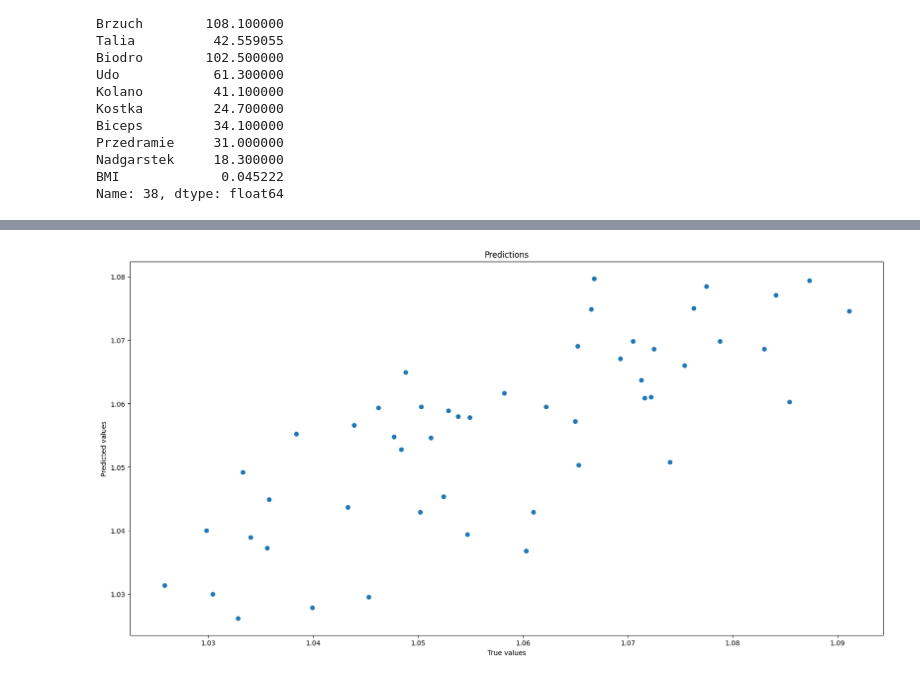
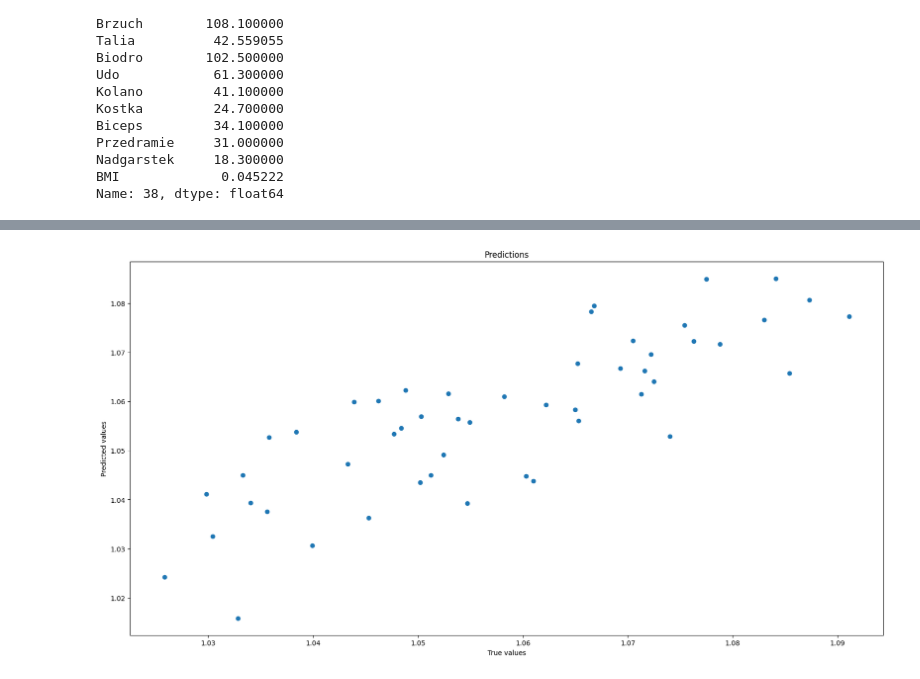
Before and after one commit to userofpi/MED_LAB1, a Jupyter notebook: LAB1_2.ipynb, the cells around one changed output, grey strips where cells are left out. Cells and saved outputs as stored; diff of their text form; code cells hidden in the pictures.

```diff
--- a/LAB1_2.ipynb
+++ b/LAB1_2.ipynb
@@ -737,10 +737,95 @@ print('Pearson correlation Nadgarstek: %.3f' % corr)
 
 # tworzymy model liniowy zmienna zależna Gestosc, a niezależne Talia oraz stałą
 
-X_Gestosc_corr = X_test[['const', 'Talia']]
+# X_Gestosc_corr = X_test[['const', 'Talia']]
+# Y_Gestosc_corr = data_frame['Gestosc']
+#
+# X_G, X_test_G, Y_G, Y_test_G = train_test_split(data_frame[['Talia']], data_frame['Gestosc'], test_size=0.2, random_state=42)
+# X_test_G=sm.add_constant(X_test_G)
+# X_G=sm.add_constant(X_G)
+#
+# model = sm.OLS(Y_G, X_G).fit()
+# print(model.summary())
+# predictions = model.predict(X_test_G)
+#
+# plt.figure(figsize=(20, 10))
+# plt.plot(Y_test_G, predictions, 'o')
+# plt.title('Predictions')
+# plt.xlabel('True values')
+# plt.ylabel('Predicted values')
+# plt.show()
+
+# X_Gestosc_corr = X_test[['const', 'Talia', 'Klatka']]
+# Y_Gestosc_corr = data_frame['Gestosc']
+#
+# X_G, X_test_G, Y_G, Y_test_G = train_test_split(data_frame[['Talia', 'Klatka']], data_frame['Gestosc'], test_size=0.2, random_state=42)
+# X_test_G=sm.add_constant(X_test_G)
+# X_G=sm.add_constant(X_G)
+#
+# model = sm.OLS(Y_G, X_G).fit()
+# print(model.summary())
+# predictions = model.predict(X_test_G)
+#
+# plt.figure(figsize=(20, 10))
+# plt.plot(Y_test_G, predictions, 'o')
+# plt.title('Predictions')
+# plt.xlabel('True values')
+# plt.ylabel('Predicted values')
+# plt.show()
+#
+#
+# corr, _ = pearsonr(data_frame['Talia'], data_frame['Klatka'])
+# print('Pearson correlation Klatka: %.3f' % corr)
+#
+# X_Gestosc_corr = X_test[['const', 'Talia', 'Klatka', 'Nadgarstek']]
+# Y_Gestosc_corr = data_frame['Gestosc']
+#
+# X_G, X_test_G, Y_G, Y_test_G = train_test_split(data_frame[['Talia', 'Klatka', 'Nadgarstek']], data_frame['Gestosc'], test_size=0.2, random_state=42)
+# X_test_G=sm.add_constant(X_test_G)
+# X_G=sm.add_constant(X_G)
+#
+# model = sm.OLS(Y_G, X_G).fit()
+# print(model.summary())
+# predictions = model.predict(X_test_G)
+#
+# plt.figure(figsize=(20, 10))
+# plt.plot(Y_test_G, predictions, 'o')
+# plt.title('Predictions')
+# plt.xlabel('True values')
+# plt.ylabel('Predicted values')
+# plt.show()
+
+#
+# corr, _ = pearsonr(data_frame['Klatka'], data_frame['Nadgarstek'])
+# print('Pearson correlation Klatka: %.3f' % corr)
+#
+#
+# X_Gestosc_corr = X_test[['const', 'Talia', 'Nadgarstek']]
+# Y_Gestosc_corr = data_frame['Gestosc']
+#
+# X_G, X_test_G, Y_G, Y_test_G = train_test_split(data_frame[['Talia',  'Nadgarstek']], data_frame['Gestosc'], test_size=0.2, random_state=42)
+# X_test_G=sm.add_constant(X_test_G)
+# X_G=sm.add_constant(X_G)
+#
+# model = sm.OLS(Y_G, X_G).fit()
+# print(model.summary())
+# predictions = model.predict(X_test_G)
+#
+# plt.figure(figsize=(20, 10))
+# plt.plot(Y_test_G, predictions, 'o')
+# plt.title('Predictions')
+# plt.xlabel('True values')
+# plt.ylabel('Predicted values')
+# plt.show()
+#
+# corr, _ = pearsonr(data_frame['Klatka'], data_frame['Nadgarstek'])
+# print('Pearson correlation Klatka: %.3f' % corr)
+
+
+X_Gestosc_corr = X_test[['const', 'Talia', 'Nadgarstek', 'Wzrost']]
 Y_Gestosc_corr = data_frame['Gestosc']
 
-X_G, X_test_G, Y_G, Y_test_G = train_test_split(data_frame[['Talia']], data_frame['Gestosc'], test_size=0.2, random_state=42)
+X_G, X_test_G, Y_G, Y_test_G = train_test_split(data_frame[['Talia',  'Nadgarstek', 'Wzrost']], data_frame['Gestosc'], test_size=0.2, random_state=42)
 X_test_G=sm.add_constant(X_test_G)
 X_G=sm.add_constant(X_G)
 
@@ -754,6 +839,13 @@ plt.title('Predictions')
 plt.xlabel('True values')
 plt.ylabel('Predicted values')
 plt.show()
+
+corr, _ = pearsonr(data_frame['Talia'], data_frame['Wzrost'])
+print('Pearson correlation Talia: %.3f' % corr)
+corr, _ = pearsonr(data_frame['Nadgarstek'], data_frame['Wzrost'])
+print('Pearson correlation Nadgarstek: %.3f' % corr)
+corr, _ = pearsonr(data_frame['Klatka'], data_frame['Wzrost'])
+print('Pearson correlation Klatka: %.3f' % corr)
 # %% [output]
 Pearson correlation Wzrost: 0.043
 Pearson correlation Klatka: -0.680
@@ -775 +867 @@ Notes:
-[figure, old version]
+[figure, new version]
```
Also changed, not shown: parts of 1 cell of this notebook.
